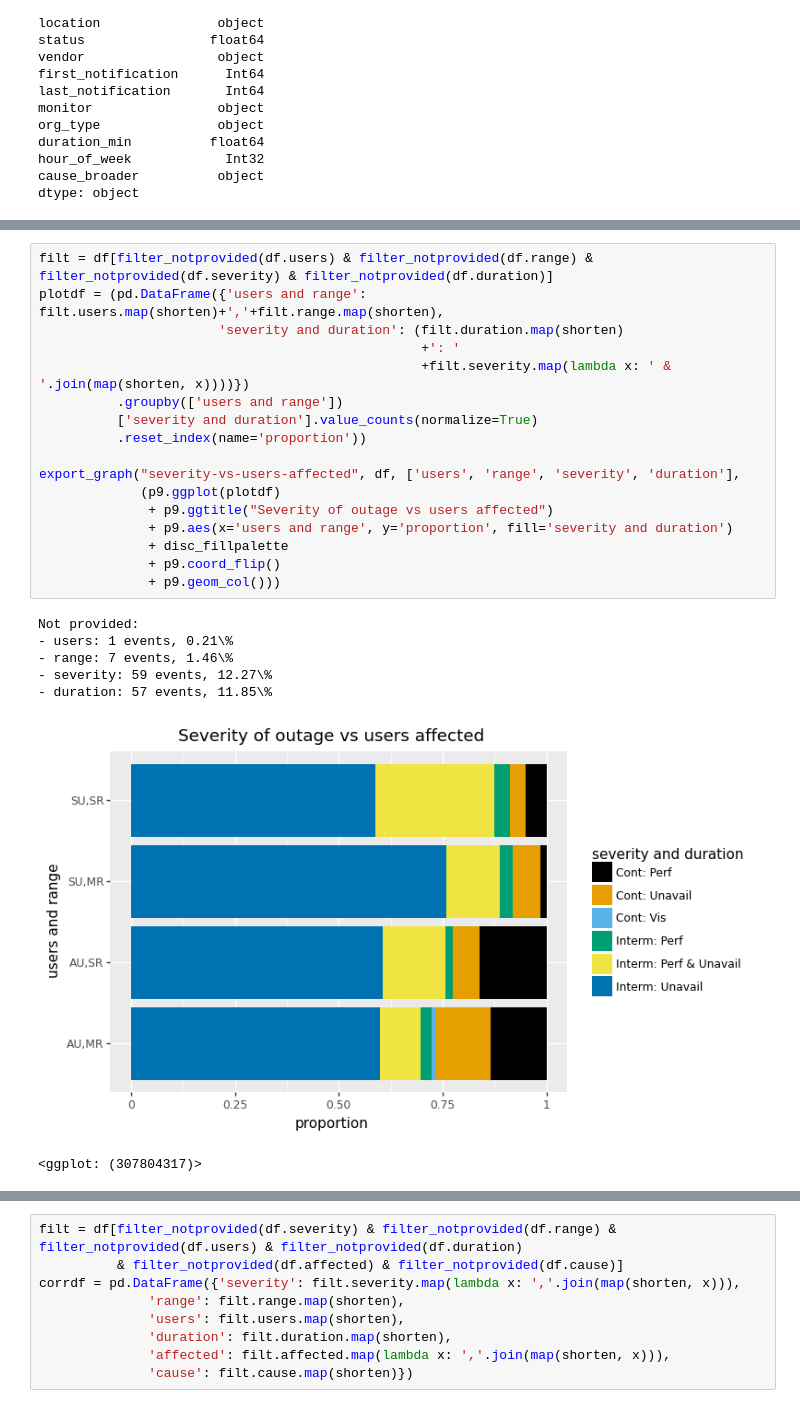
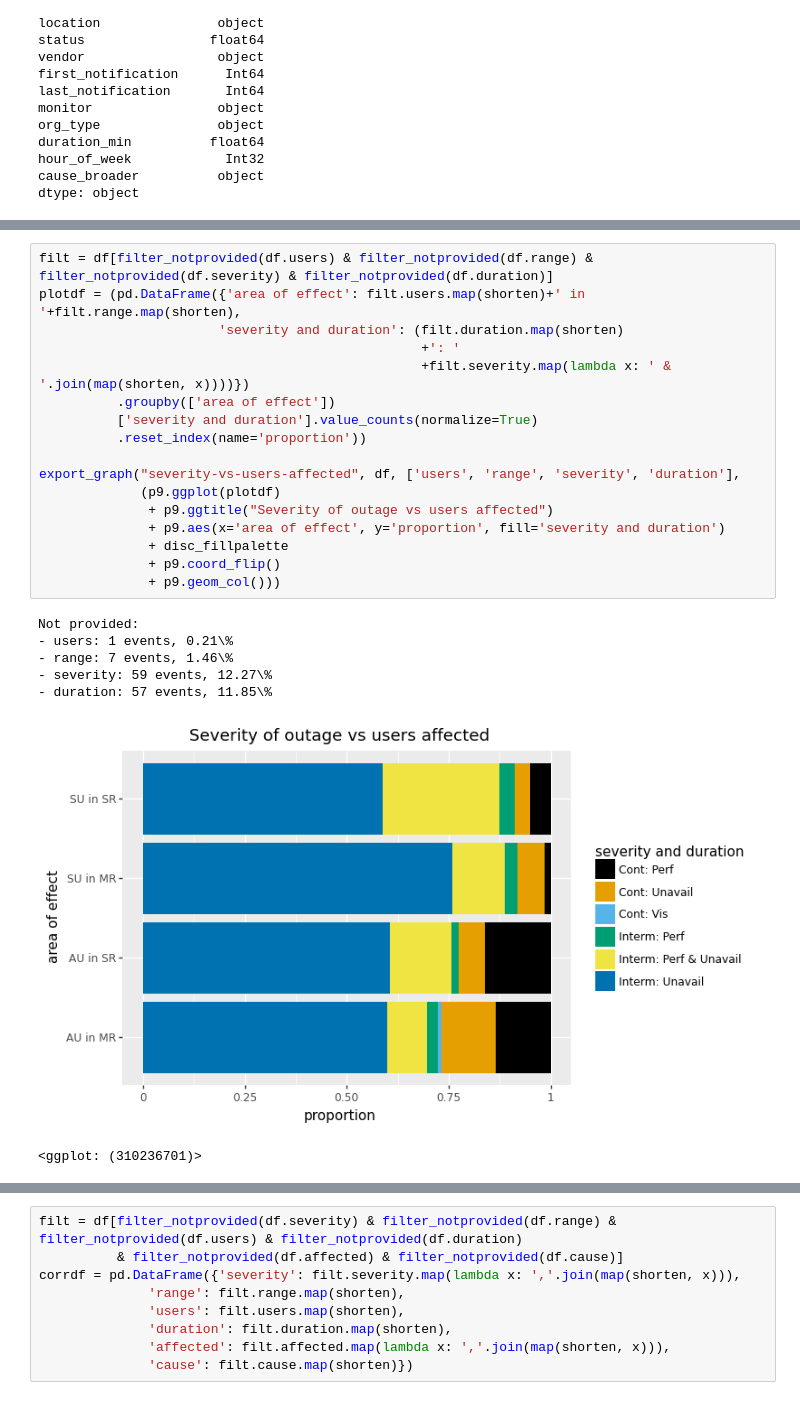
Before and after one commit to thezeroalpha/honours-project, a Jupyter notebook: notebooks/Plotting.ipynb, the cells around one changed output, grey strips where cells are left out. Drawn from its saved outputs; the diff is of its cells as text.

```diff
--- a/notebooks/Plotting.ipynb
+++ b/notebooks/Plotting.ipynb
@@ -258,28 +258,28 @@ Not provided:
 # %%
 filt = df[filter_notprovided(df.users) & filter_notprovided(df.range) & filter_notprovided(df.severity) & filter_notprovided(df.duration)]
-plotdf = (pd.DataFrame({'users and range': filt.users.map(shorten)+','+filt.range.map(shorten),
+plotdf = (pd.DataFrame({'area of effect': filt.users.map(shorten)+' in '+filt.range.map(shorten),
                        'severity and duration': (filt.duration.map(shorten)
                                                  +': '
                                                  +filt.severity.map(lambda x: ' & '.join(map(shorten, x))))})
-          .groupby(['users and range'])
+          .groupby(['area of effect'])
           ['severity and duration'].value_counts(normalize=True)
           .reset_index(name='proportion'))
 
 export_graph("severity-vs-users-affected", df, ['users', 'range', 'severity', 'duration'],
              (p9.ggplot(plotdf)
               + p9.ggtitle("Severity of outage vs users affected")
-              + p9.aes(x='users and range', y='proportion', fill='severity and duration')
+              + p9.aes(x='area of effect', y='proportion', fill='severity and duration')
               + disc_fillpalette
               + p9.coord_flip()
               + p9.geom_col()))
 # %% [output]
 Not provided:
 - users: 1 events, 0.21\%
 - range: 7 events, 1.46\%
 - severity: 59 events, 12.27\%
 - duration: 57 events, 11.85\%
-[figure, old version]
+[figure, new version]
-<ggplot: (307804317)>
+<ggplot: (310236701)>
 # %%
 filt = df[filter_notprovided(df.cause) & filter_notprovided(df.range) & filter_notprovided(df.users)]
 plotdf = (pd.DataFrame({'cause': filt.cause_broader.map(shorten),
```
Also changed, not shown: parts of 10 cells of this notebook, 11 other files.
